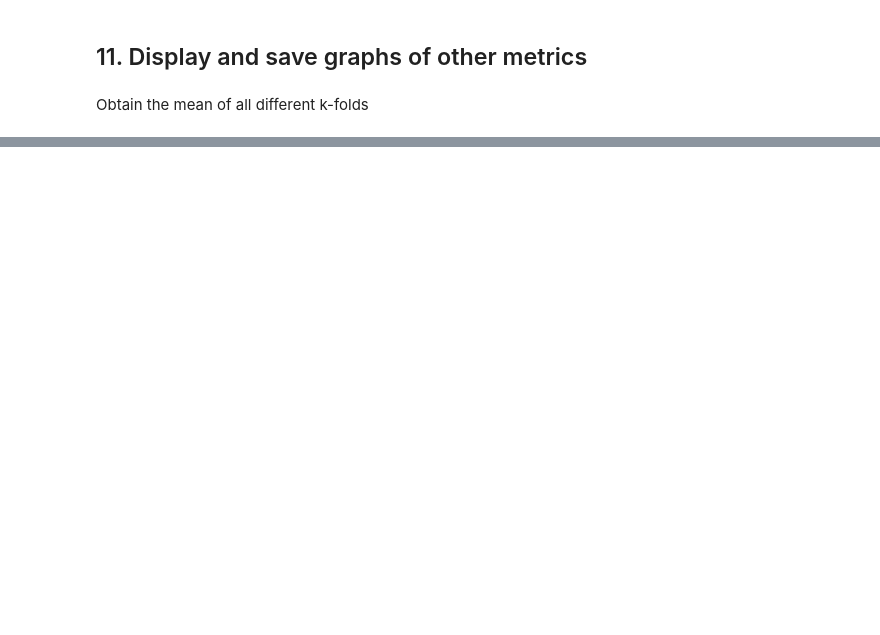
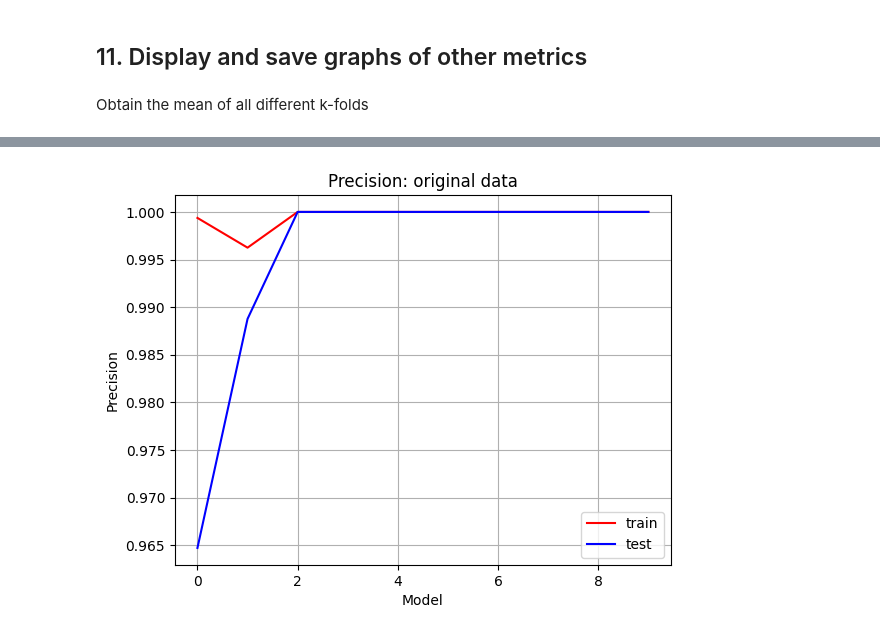
Before and after one commit to RosameliaCarioni/gunshot_detection, a Jupyter notebook: param_optimization2.ipynb, the cells around one changed output, grey strips where cells are left out. Drawn from its saved outputs; the diff is of its cells as text; code cells hidden in the pictures; blank space fills up the shorter version.

```diff
--- a/param_optimization2.ipynb
+++ b/param_optimization2.ipynb
@@ -24,21 +24,3 @@ caused by: ["dlopen(/Users/rosameliacarioni/miniconda3/envs/bach_thesis_4/lib/py
 https://machinelearningmastery.com/evaluate-performance-deep-learning-models-keras/ <br>
 https://repository.tudelft.nl/islandora/object/uuid%3A6f4f3def-f8e0-4820-8b4f-75b0254dadcd <br>
 https://stackoverflow.com/questions/50997928/typeerror-only-integer-scalar-arrays-can-be-converted-to-a-scalar-index-with-1d
-# %%
-epoch = 2 #15
-batch = 8
-splits = 2 #10
-
-location = 'data/models'
-
-model = keras.models.load_model(location)
-kfold = StratifiedKFold(n_splits=splits, shuffle=True, random_state=123)
-acc_scores = [] # of test data
-histories = []
-confusion_matrices = []
-precision_test = []
-recall_test = []
-F1_test = []
-precision_train = []
-recall_train = []
-F1_train = []
@@ -143,0 +211,12 @@ plt.show()
+# %%
+plt.title('Precision: original data')
+plt.plot(precision_train, 'r')
+plt.plot(precision_test, 'b')
+plt.xlabel('Model')
+plt.ylabel('Precision')
+plt.legend(['train', 'test'])
+plt.grid()
+#plt.savefig('accuracy_original_data.png')
+plt.show()
+# %% [output]
+[figure, added]
```
Also changed, not shown: parts of 19 cells of this notebook, 21 other files.
